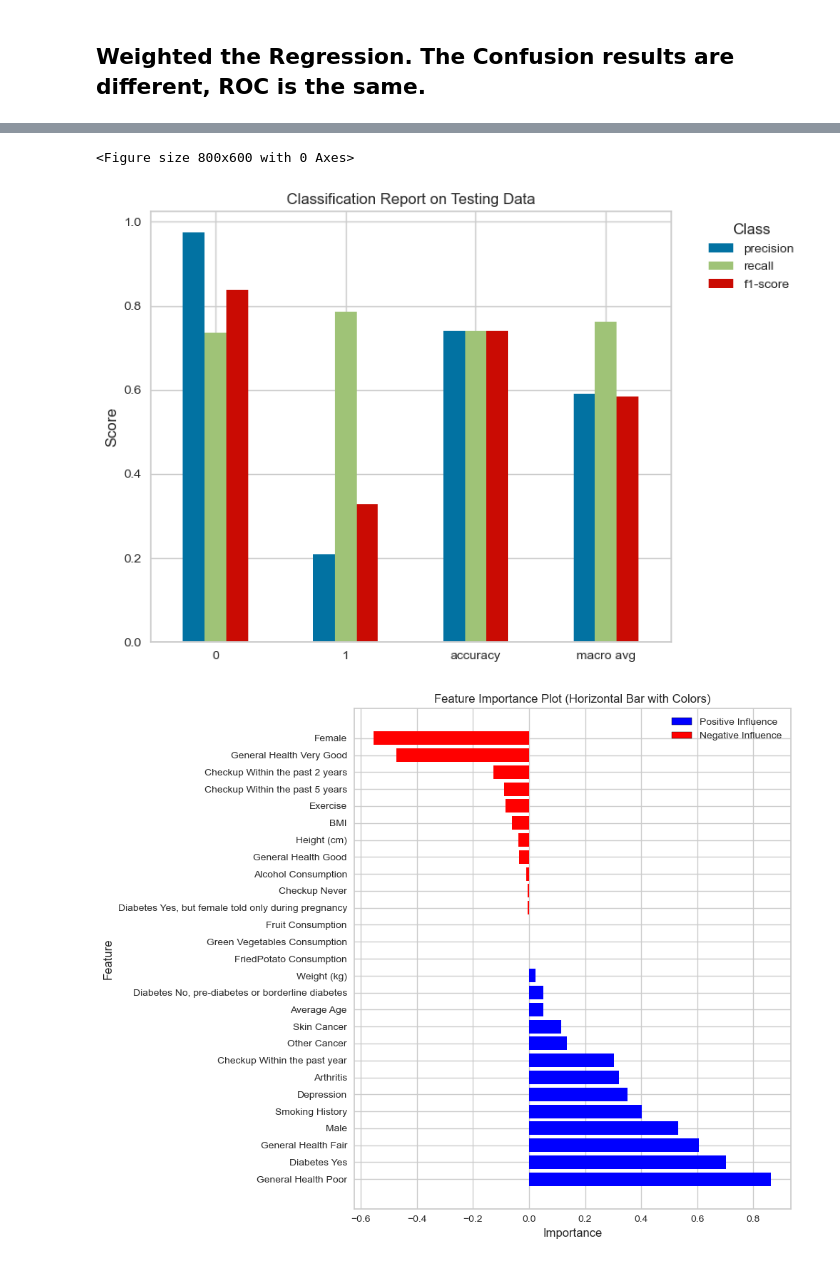
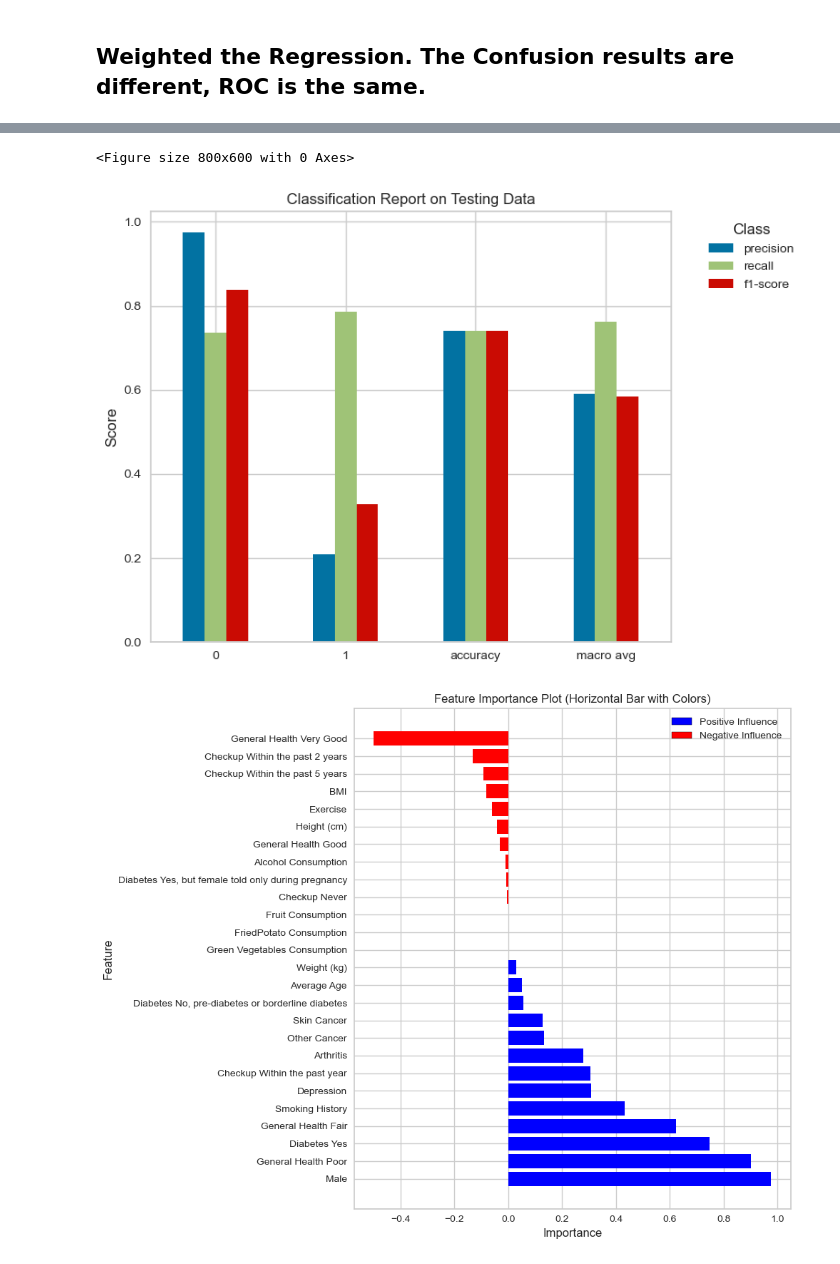
Before and after one commit to bobebend/Cardiovascular_diseases_risk_prediction, a Jupyter notebook: notebooks/LogisticRegessFinal.ipynb, the cells around one changed output, grey strips where cells are left out. Cells and saved outputs as stored; diff of their text form; code cells hidden in the pictures.

Commit message:
changed graphs. Edited readme

```diff
--- a/notebooks/LogisticRegessFinal.ipynb
+++ b/notebooks/LogisticRegessFinal.ipynb
@@ -103,7 +103,7 @@ cardio['Male'] = (cardio['Sex'] == 1).astype(int)
 cardio['Female'] = (cardio['Sex'] == 0).astype(int)
 
 # Drop the original 'Sex' column
-cardio.drop(columns=['Sex'], inplace=True)
+# cardio.drop(columns=['Sex'], inplace=True)
 
 # Verify the counts in 'Male' and 'Female' columns
 print(cardio['Male'].value_counts())
@@ -117,0 +128,6 @@ Name: Female, dtype: int64
+# %%
+# Drop the original 'Female' column
+cardio.drop(columns=['Sex', 'Female'], inplace=True)
+
+# Verify the counts in 'Male' column
+print(cardio['Male'].value_counts())
@@ -401,6 +420,7 @@ average_roc_auc = np.mean(cv_scores)
 # Adjust the threshold for prediction
 threshold = 0.5  # You can experiment with different threshold values
 y_pred = (logreg.predict_proba(X_test_scaled)[:, 1] > threshold).astype(int)
+roc_auc_test = roc_auc_score(y_test, y_pred)
 
 # Print the results
 print("ROC-AUC scores for each fold:")
@@ -521,15 +541,15 @@ ROC-AUC scores for each fold:
 
 Average ROC-AUC: 0.83 (±0.00)
 
 ROC-AUC on Testing Data: 0.83
 
 Classification Report on Testing Data:
               precision    recall  f1-score       support
 0              0.975047  0.736446  0.839115  56774.000000
 1              0.207888  0.785872  0.328798   4997.000000
 accuracy       0.740445  0.740445  0.740445      0.740445
 macro avg      0.591467  0.761159  0.583957  61771.000000
 weighted avg   0.912987  0.740445  0.797833  61771.000000
 <Figure size 800x600 with 0 Axes>
 [figure]
-[figure, old version]
+[figure, new version]
```
Also changed, not shown: parts of 13 cells of this notebook, 5 other files.
